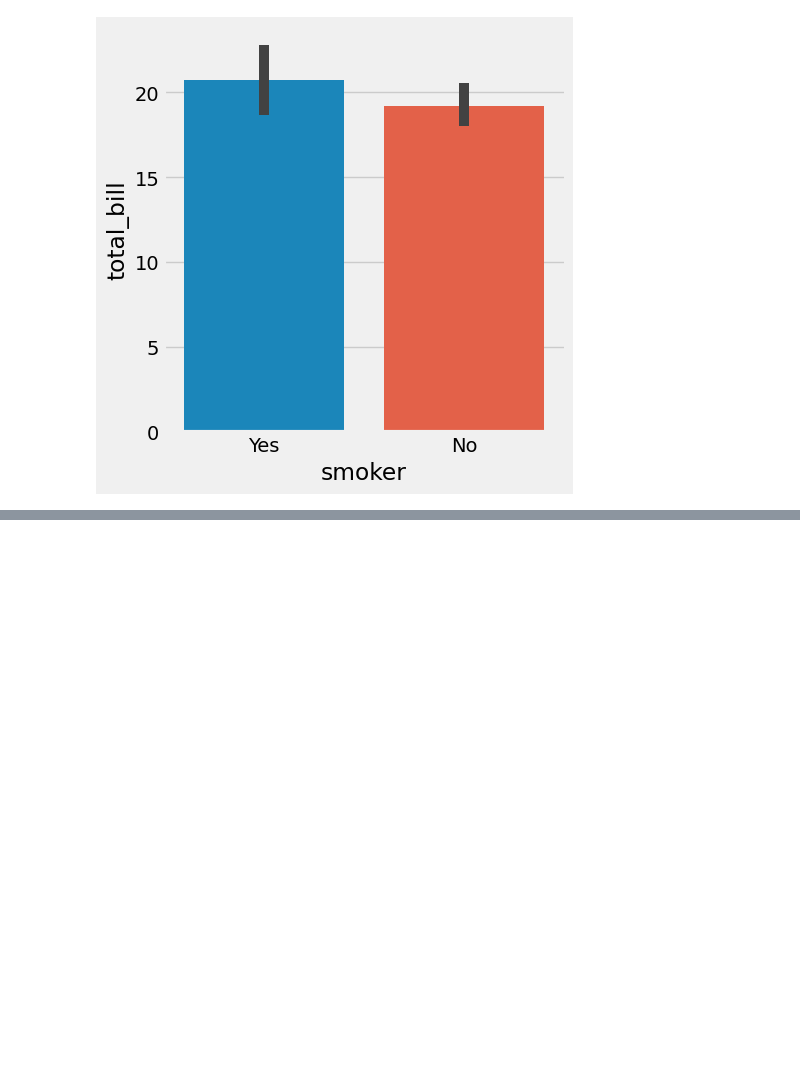
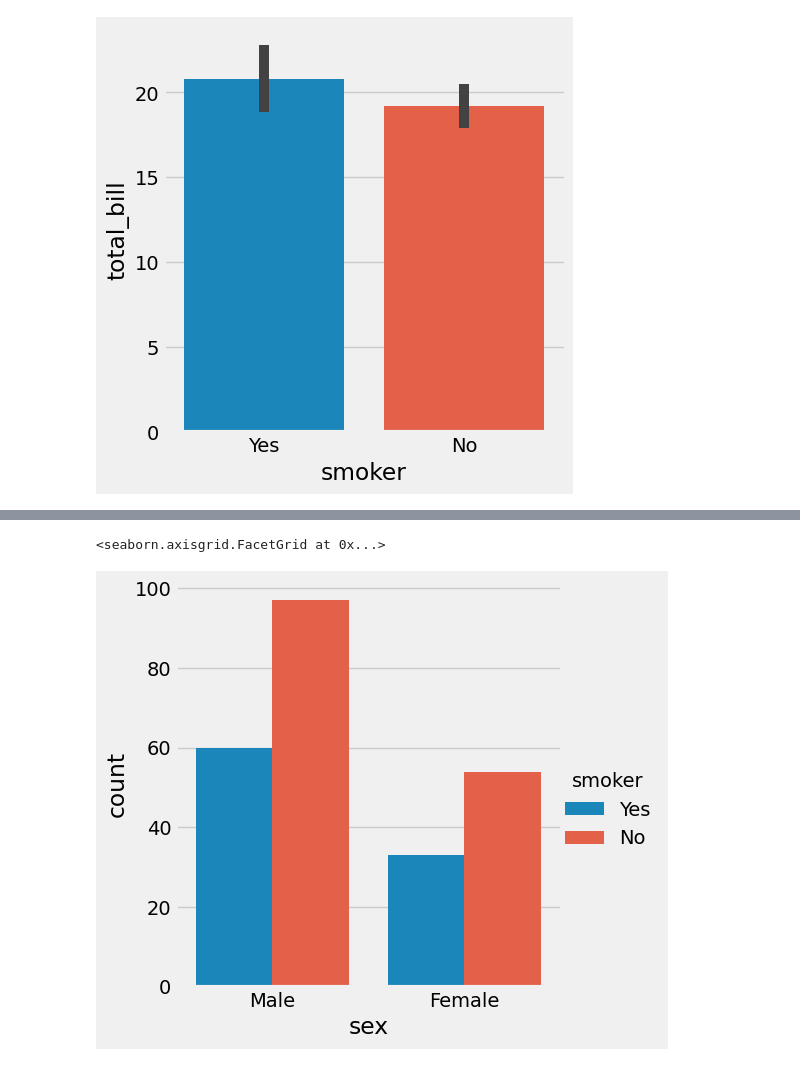
Before and after one commit to Uqbaahmad/Machinelearning_pt1, a Jupyter notebook: Seaborn/seaborn.ipynb, the cells around one changed output, grey strips where cells are left out. Saved outputs shown, nothing was run; the diff lists cells and outputs as text; code cells hidden in the pictures; blank space fills up the shorter version.

```diff
--- a/Seaborn/seaborn.ipynb
+++ b/Seaborn/seaborn.ipynb
@@ -169,0 +186,7 @@ sns.catplot(x="smoker", y="total_bill", kind='bar', data=tips)
+# %%
+# countplot are special case of barplot
+# histogram work with numerical data but counplot work with cateogical data
+sns.catplot(x='sex',kind='count',hue='smoker', data=tips)
+# %% [output]
+<seaborn.axisgrid.FacetGrid at 0x...>
+[figure, added]
```
Also changed, not shown: parts of 47 cells of this notebook, 1 other file.
